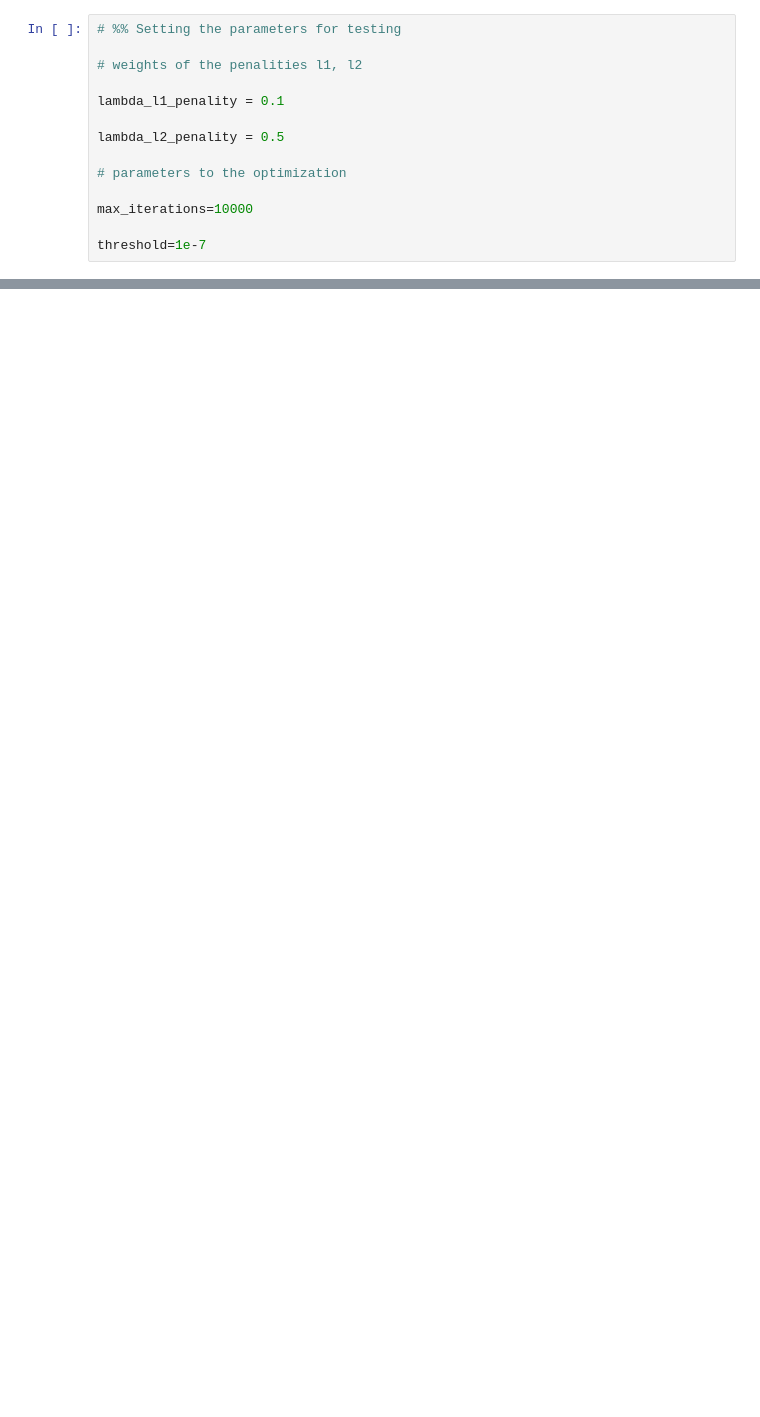
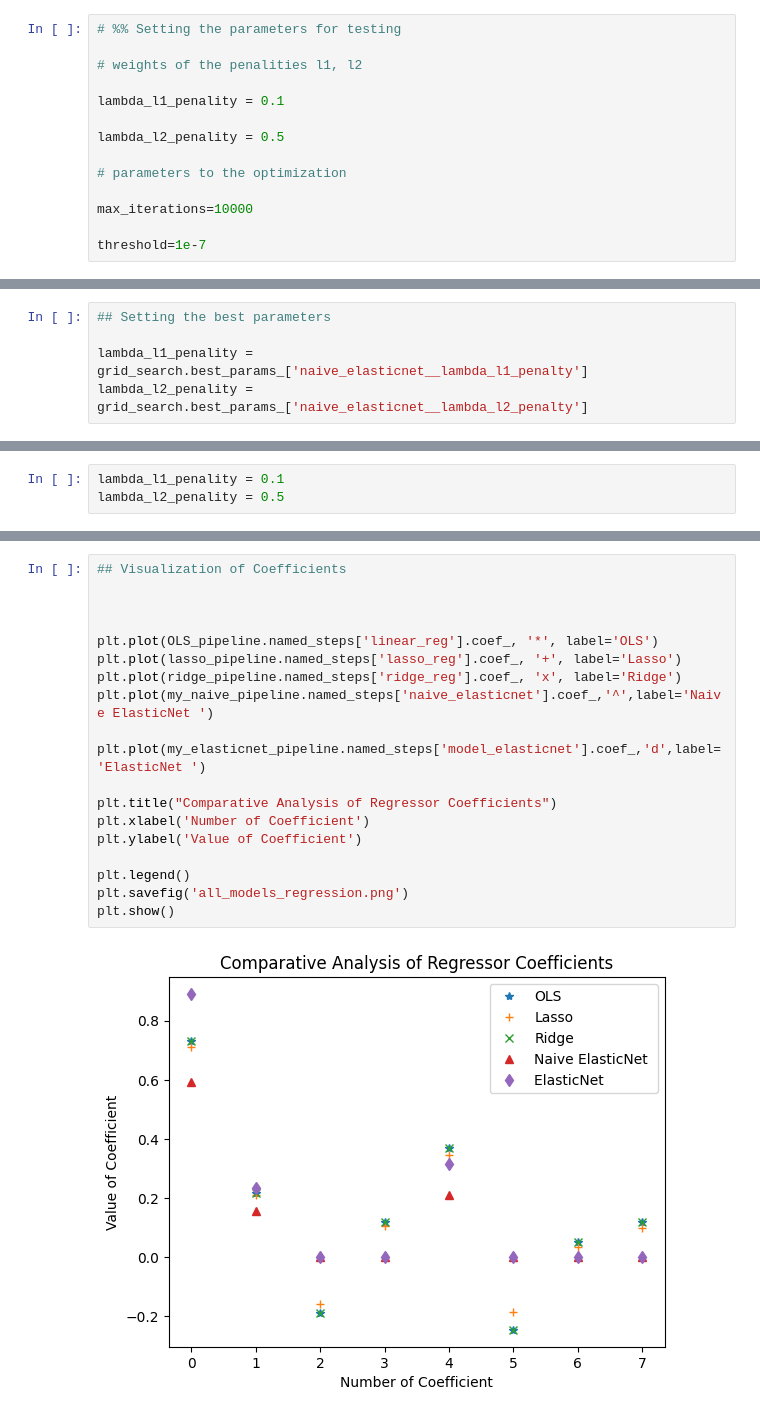
Before and after one commit to jpoolcen/homeworks, a Jupyter notebook: 7-NaiveElasticNet.ipynb, the cells around one changed output, grey strips where cells are left out. Saved outputs shown, nothing was run; the diff lists cells and outputs as text; blank space fills up the shorter version.

```diff
--- a/7-NaiveElasticNet.ipynb
+++ b/7-NaiveElasticNet.ipynb
@@ -297,0 +205,5 @@ plt.show()
+# %%
+## Setting the best parameters
+
+lambda_l1_penality = grid_search.best_params_['naive_elasticnet__lambda_l1_penalty']
+lambda_l2_penality = grid_search.best_params_['naive_elasticnet__lambda_l2_penalty']
@@ -297,0 +278,3 @@ plt.show()
+# %%
+lambda_l1_penality = 0.1
+lambda_l2_penality = 0.5
@@ -297,0 +333,21 @@ plt.show()
+# %%
+## Visualization of Coefficients
+
+
+
+plt.plot(OLS_pipeline.named_steps['linear_reg'].coef_, '*', label='OLS')
+plt.plot(lasso_pipeline.named_steps['lasso_reg'].coef_, '+', label='Lasso')
+plt.plot(ridge_pipeline.named_steps['ridge_reg'].coef_, 'x', label='Ridge')
+plt.plot(my_naive_pipeline.named_steps['naive_elasticnet'].coef_,'^',label='Naive ElasticNet ')
+
+plt.plot(my_elasticnet_pipeline.named_steps['model_elasticnet'].coef_,'d',label='ElasticNet ')
+
+plt.title("Comparative Analysis of Regressor Coefficients")
+plt.xlabel('Number of Coefficient')
+plt.ylabel('Value of Coefficient')
+
+plt.legend()
+plt.savefig('all_models_regression.png')
+plt.show()
+# %% [output]
+[figure, added]
```
Also changed, not shown: parts of 25 cells of this notebook, 4 other files.
